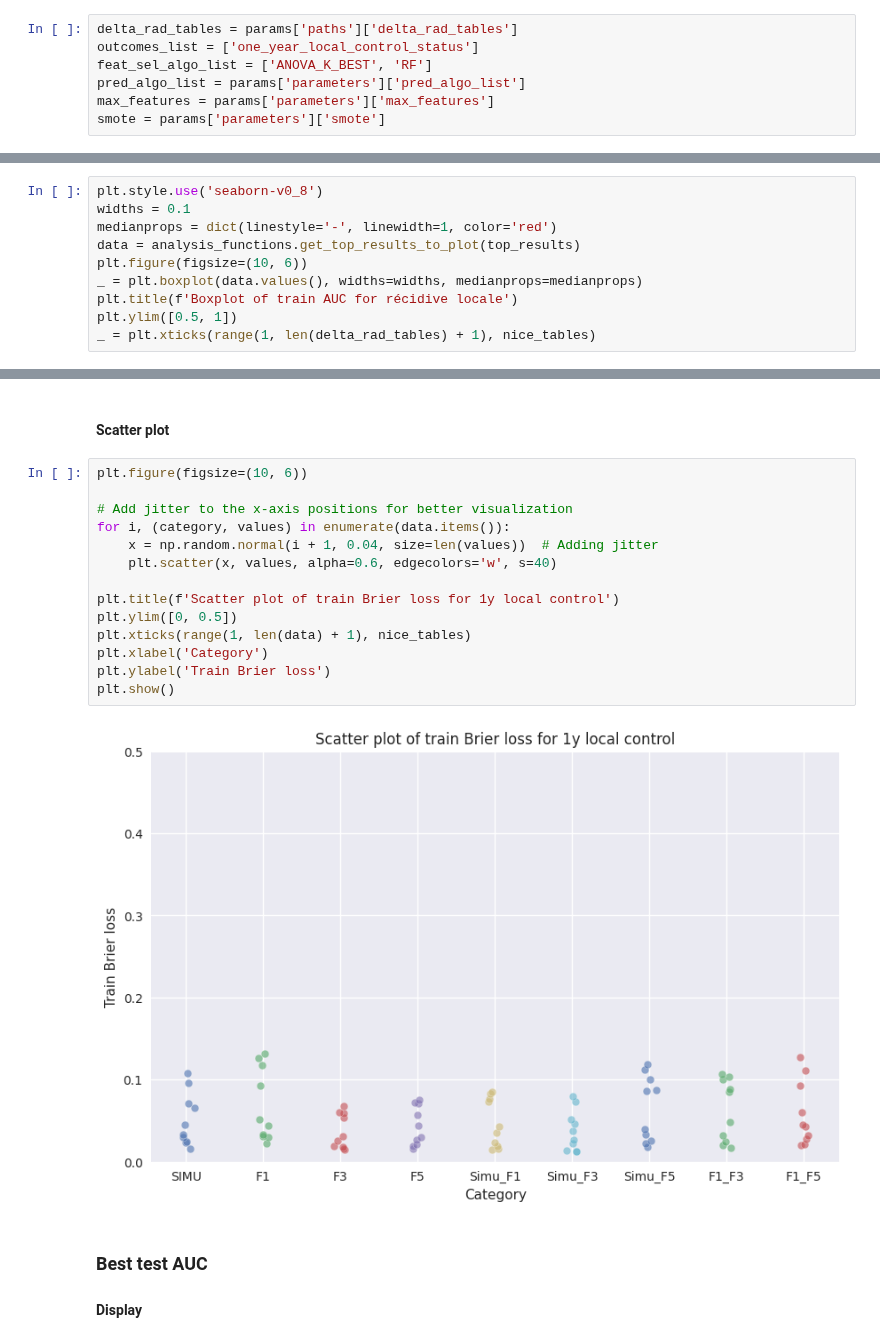
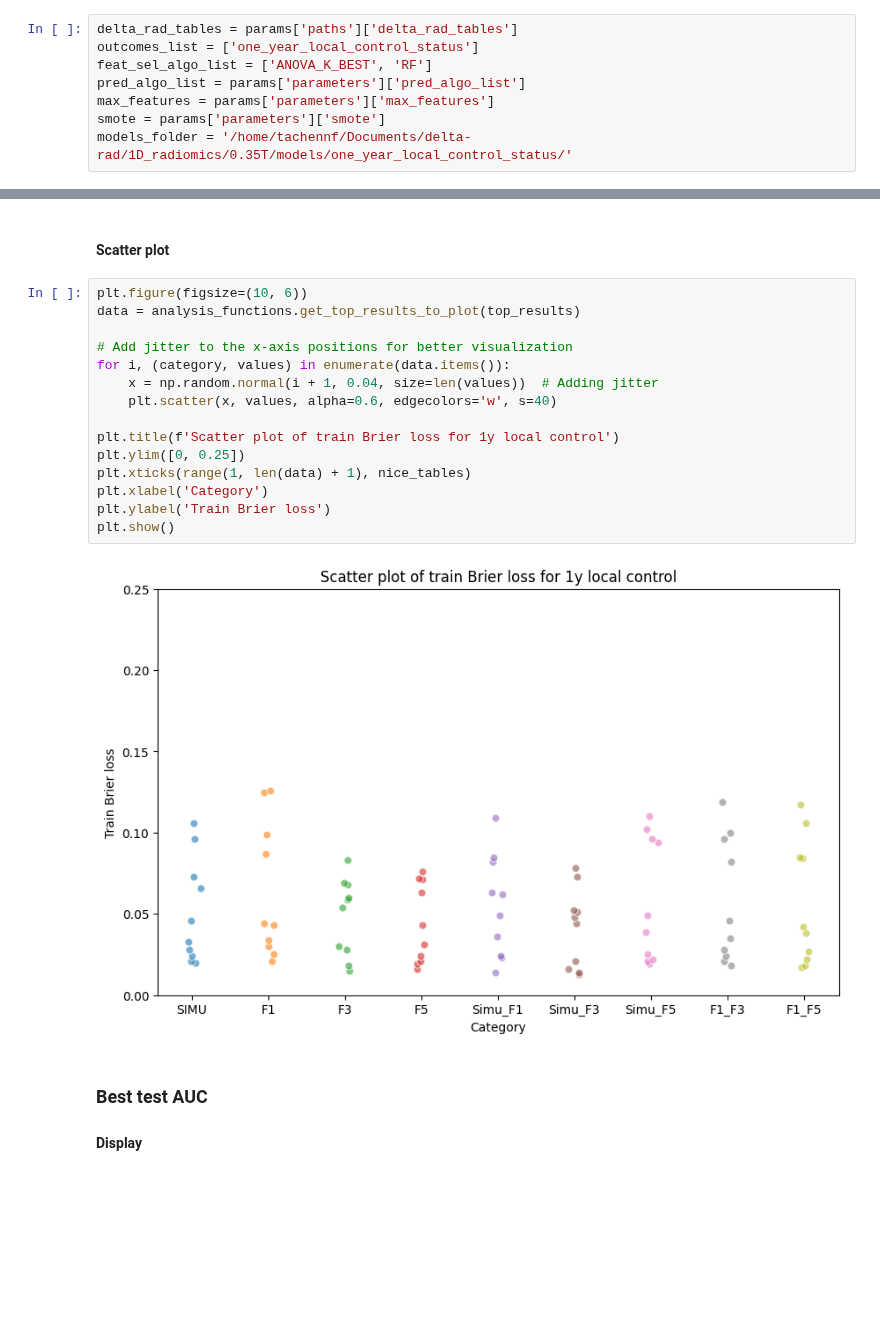
Before and after one commit to ftach/delta-rad, a Jupyter notebook: madrid_study/6_test_models.ipynb, the cells around one changed output, grey strips where cells are left out. Drawn from its saved outputs; the diff is of its cells as text; blank space fills up the shorter version.

Commit message:
computed results on ext val dset with better cv parameters

```diff
--- a/madrid_study/6_test_models.ipynb
+++ b/madrid_study/6_test_models.ipynb
@@ -61,6 +62,7 @@ feat_sel_algo_list = ['ANOVA_K_BEST', 'RF']
 pred_algo_list = params['parameters']['pred_algo_list']
 max_features = params['parameters']['max_features']
 smote = params['parameters']['smote']
+models_folder = '/home/tachennf/Documents/delta-rad/1D_radiomics/0.35T/models/one_year_local_control_status/'
 # %% [markdown]
 ### Madrid functions
 # %%
@@ -251,10 +268,0 @@ Table: f1_f5_gtv.csv
-# %%
-plt.style.use('seaborn-v0_8')
-widths = 0.1
-medianprops = dict(linestyle='-', linewidth=1, color='red')
-data = analysis_functions.get_top_results_to_plot(top_results)
-plt.figure(figsize=(10, 6))
-_ = plt.boxplot(data.values(), widths=widths, medianprops=medianprops)
-plt.title(f'Boxplot of train AUC for récidive locale')
-plt.ylim([0.5, 1])
-_ = plt.xticks(range(1, len(delta_rad_tables) + 1), nice_tables)
@@ -317,20 +313,21 @@ _ = plt.xticks(range(1, len(delta_rad_tables) + 1), nice_tables)
 #### Scatter plot
 # %%
 plt.figure(figsize=(10, 6))
+data = analysis_functions.get_top_results_to_plot(top_results)
 
 # Add jitter to the x-axis positions for better visualization
 for i, (category, values) in enumerate(data.items()):
     x = np.random.normal(i + 1, 0.04, size=len(values))  # Adding jitter
     plt.scatter(x, values, alpha=0.6, edgecolors='w', s=40)
 
 plt.title(f'Scatter plot of train Brier loss for 1y local control')
-plt.ylim([0, 0.5])
+plt.ylim([0, 0.25])
 plt.xticks(range(1, len(data) + 1), nice_tables)
 plt.xlabel('Category')
 plt.ylabel('Train Brier loss')
 plt.show()
 # %% [output]
-[figure, old version]
+[figure, new version]
 # %% [markdown]
 ### Best test AUC
 #### Display
```
Also changed, not shown: parts of 29 cells of this notebook, 4 other files.
